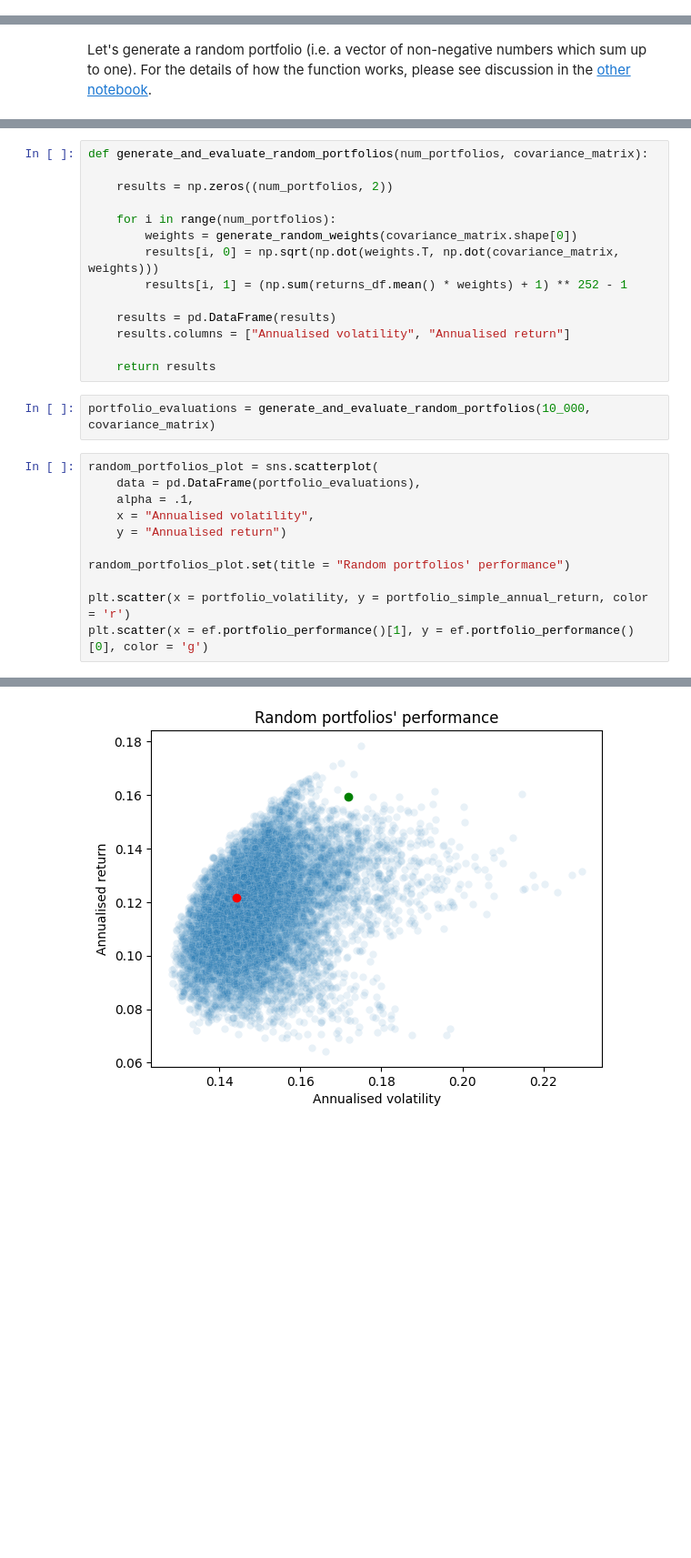
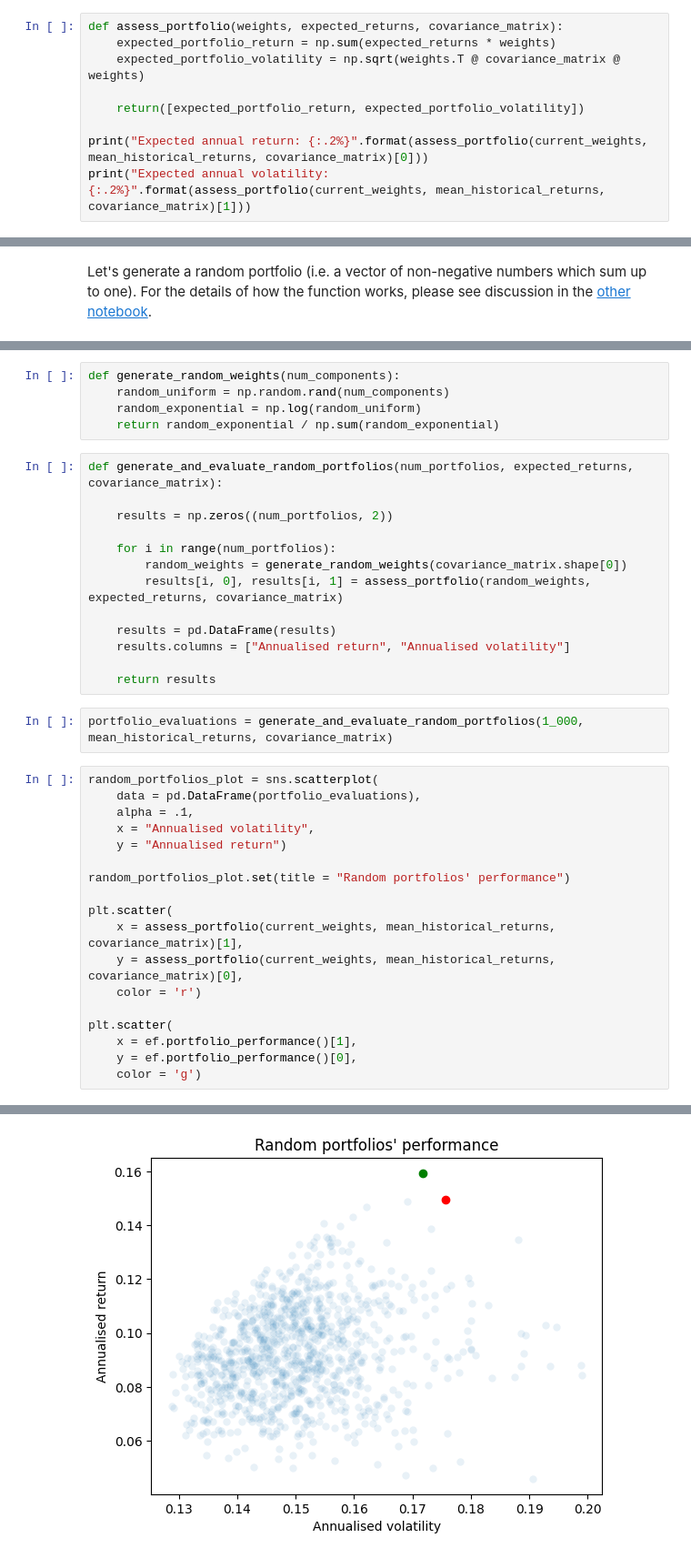
Before and after one commit to michaltkaczyk/etf-portfolio-optimisation, a Jupyter notebook: main.ipynb, the cells around one changed output, grey strips where cells are left out. Shown at 91% size. Drawn from its saved outputs; the diff is of its cells as text; blank space fills up the shorter version.

```diff
--- a/main.ipynb
+++ b/main.ipynb
@@ -163,0 +142,9 @@ covariance_matrix
+# %%
+def assess_portfolio(weights, expected_returns, covariance_matrix):
+    expected_portfolio_return = np.sum(expected_returns * weights)
+    expected_portfolio_volatility = np.sqrt(weights.T @ covariance_matrix @ weights)
+
+    return([expected_portfolio_return, expected_portfolio_volatility])
+
+print("Expected annual return: {:.2%}".format(assess_portfolio(current_weights, mean_historical_returns, covariance_matrix)[0]))
+print("Expected annual volatility: {:.2%}".format(assess_portfolio(current_weights, mean_historical_returns, covariance_matrix)[1]))
@@ -232,30 +183,41 @@ Funds Remaining: 139.65 zł
+# %%
+def generate_random_weights(num_components):
+    random_uniform = np.random.rand(num_components)
+    random_exponential = np.log(random_uniform)
+    return random_exponential / np.sum(random_exponential)
 # %%
-def generate_and_evaluate_random_portfolios(num_portfolios, covariance_matrix):
+def generate_and_evaluate_random_portfolios(num_portfolios, expected_returns, covariance_matrix):
 
     results = np.zeros((num_portfolios, 2))
 
     for i in range(num_portfolios):
-        weights = generate_random_weights(covariance_matrix.shape[0])
-        results[i, 0] = np.sqrt(np.dot(weights.T, np.dot(covariance_matrix, weights)))
-        results[i, 1] = (np.sum(returns_df.mean() * weights) + 1) ** 252 - 1
+        random_weights = generate_random_weights(covariance_matrix.shape[0])
+        results[i, 0], results[i, 1] = assess_portfolio(random_weights, expected_returns, covariance_matrix)
 
     results = pd.DataFrame(results)
-    results.columns = ["Annualised volatility", "Annualised return"]
+    results.columns = ["Annualised return", "Annualised volatility"]
 
     return results
 # %%
-portfolio_evaluations = generate_and_evaluate_random_portfolios(10_000, covariance_matrix)
+portfolio_evaluations = generate_and_evaluate_random_portfolios(1_000, mean_historical_returns, covariance_matrix)
 # %%
 random_portfolios_plot = sns.scatterplot(
     data = pd.DataFrame(portfolio_evaluations),
     alpha = .1,
     x = "Annualised volatility",
     y = "Annualised return")
 
 random_portfolios_plot.set(title = "Random portfolios' performance")
 
-plt.scatter(x = portfolio_volatility, y = portfolio_simple_annual_return, color = 'r')
-plt.scatter(x = ef.portfolio_performance()[1], y = ef.portfolio_performance()[0], color = 'g')
+plt.scatter(
+    x = assess_portfolio(current_weights, mean_historical_returns, covariance_matrix)[1],
+    y = assess_portfolio(current_weights, mean_historical_returns, covariance_matrix)[0],
+    color = 'r')
+
+plt.scatter(
+    x = ef.portfolio_performance()[1],
+    y = ef.portfolio_performance()[0],
+    color = 'g')
 # %% [output]
 <matplotlib.collections.PathCollection at 0x...>
-[figure, old version]
+[figure, new version]
```
Also changed, not shown: parts of 39 cells of this notebook, 1 other file.
